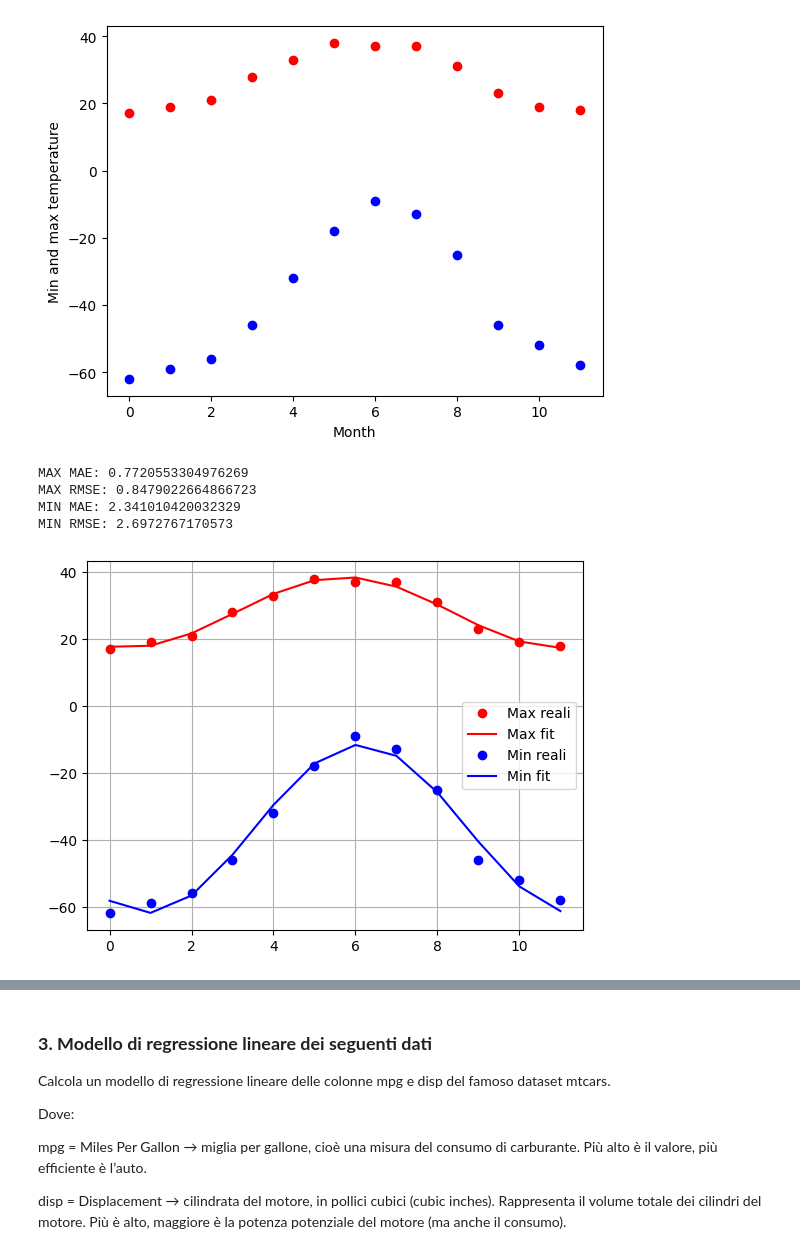
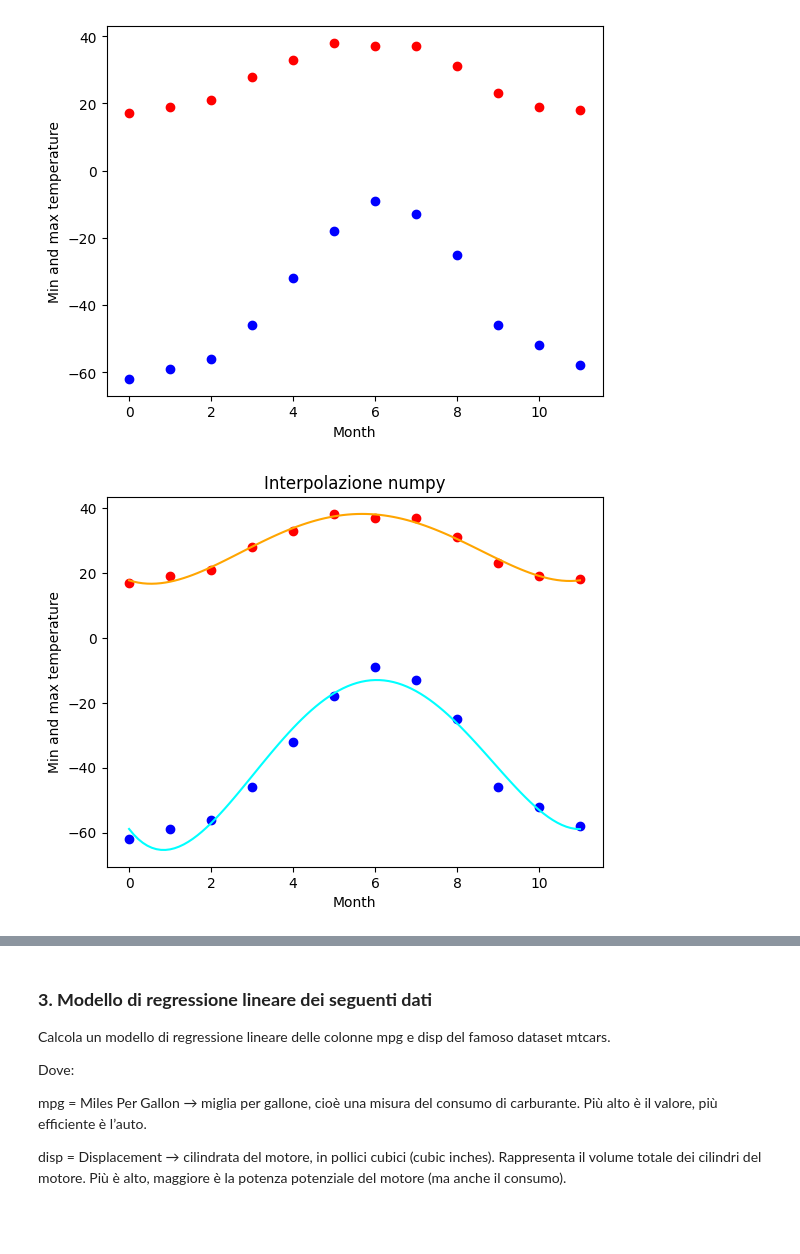
Before and after one commit to lisacontardo/Lab_2, a Jupyter notebook: 6_Esercizi_lez_6.ipynb, the cells around one changed output, grey strips where cells are left out. Drawn from its saved outputs; the diff is of its cells as text; code cells hidden in the pictures; blank space fills up the shorter version.

```diff
--- a/6_Esercizi_lez_6.ipynb
+++ b/6_Esercizi_lez_6.ipynb
@@ -82,46 +83,32 @@ plt.ylabel("Min and max temperature")
 # %% [output]
 Text(0, 0.5, 'Min and max temperature')
 [figure]
-# %%
-#funzione per calcolare MAE e RMSE
-def mae(y_true, y_pred):
-    return np.mean(np.abs(y_true - y_pred))
-
-def rmse(y_true, y_pred):
-    return np.sqrt(np.mean((y_true - y_pred)**2))
-
-from scipy.optimize import curve_fit
-
-def sinusoid(x, A, B, C, D):
-    return A * np.sin(B*x + C) + D
-
-p0 = [20, 2*np.pi/12, 0, 0]
-
-params_max, _ = curve_fit(sinusoid, months, temp_max, p0=p0)
-fit_max = sinusoid(months, *params_max)
-
-params_min, _ = curve_fit(sinusoid, months, temp_min, p0=p0)
-fit_min = sinusoid(months, *params_min)
-
-print("MAX MAE:", mae(temp_max, fit_max))
-print("MAX RMSE:", rmse(temp_max, fit_max))
-
-print("MIN MAE:", mae(temp_min, fit_min))
-print("MIN RMSE:", rmse(temp_min, fit_min))
-# %% [output]
-MAX MAE: 0.7720553304976269
-MAX RMSE: 0.8479022664866723
-MIN MAE: 2.341010420032329
-MIN RMSE: 2.6972767170573
-# %%
-plt.plot(months, temp_max, "ro", label="Max reali")
-plt.plot(months, fit_max, "r-", label="Max fit")
-
-plt.plot(months, temp_min, "bo", label="Min reali")
-plt.plot(months, fit_min, "b-", label="Min fit")
-
-plt.legend()
-plt.grid()
-plt.show()
-# %% [output]
-[figure, removed]
+# %%
+# dominio
+mesi_interpolati = np.linspace(0, 11, 100)
+# calcola i coefficienti del polinomio
+coefficienti_massime = np.polyfit(months, temp_max, 4)
+#valuto il polinomio nei 100 punti
+curva_massime = np.polyval(coefficienti_massime, mesi_interpolati)
+
+#stessa cosa per le temperature minime
+coefficienti_minime = np.polyfit(months, temp_min, 4)
+curva_minime = np.polyval(coefficienti_minime, mesi_interpolati)
+
+#ridisegno il grafico
+plt.title("Interpolazione numpy")
+plt.plot(months, temp_max, "ro")
+plt.plot(months, temp_min, "bo")
+plt.xlabel("Month")
+plt.ylabel("Min and max temperature")
+
+#Disegno le curve interpolate
+plt.plot(mesi_interpolati, curva_massime, color = 'orange')
+plt.plot(mesi_interpolati, curva_minime, color = 'cyan')
+plt.show()
+
+#valuto il polinomio ottenendo le stime cioè i valori predetti
+stime_temp_max = np.polyval(coefficienti_massime, months)
+stime_temp_min = np.polyval(coefficienti_minime, months)
+# %% [output]
+[figure, added]
```
Also changed, not shown: parts of 4 cells of this notebook.
